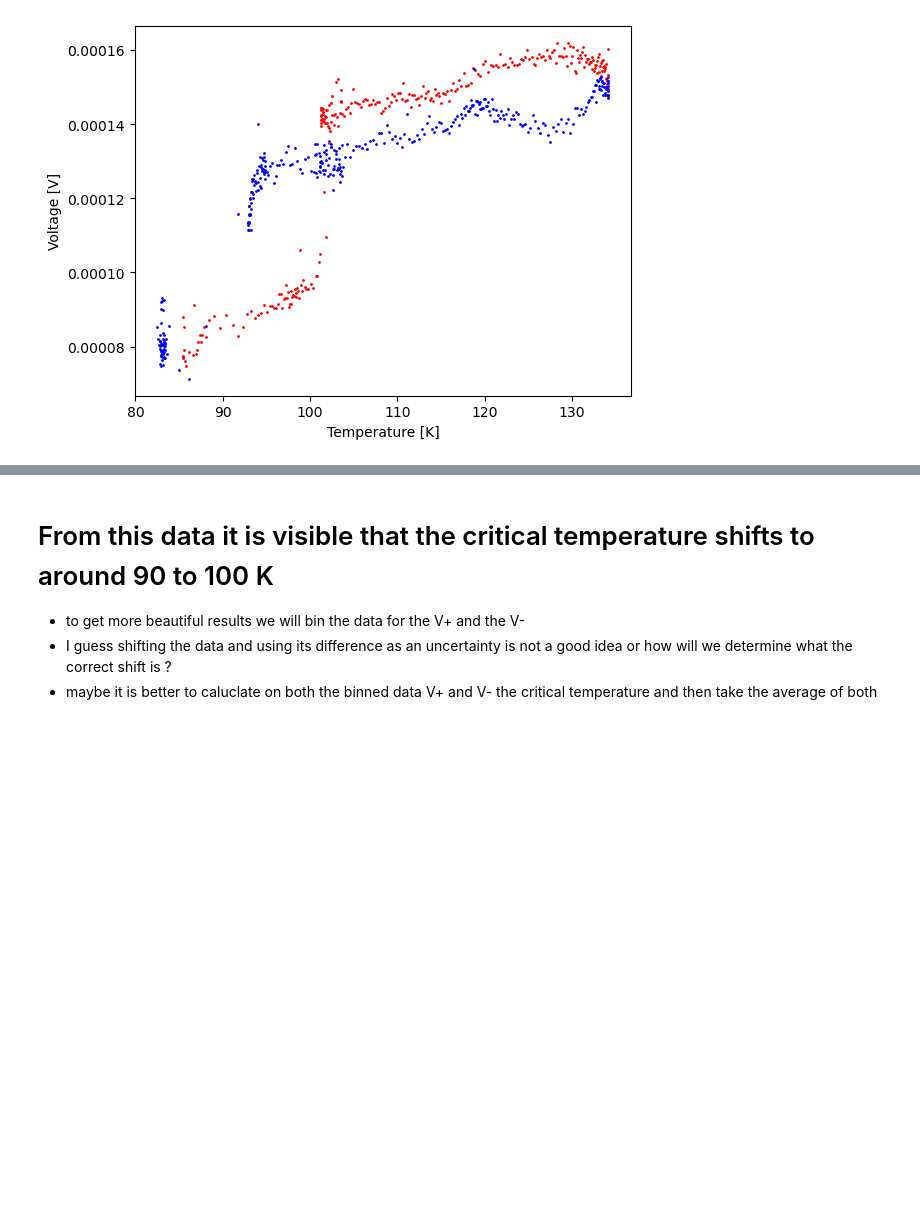
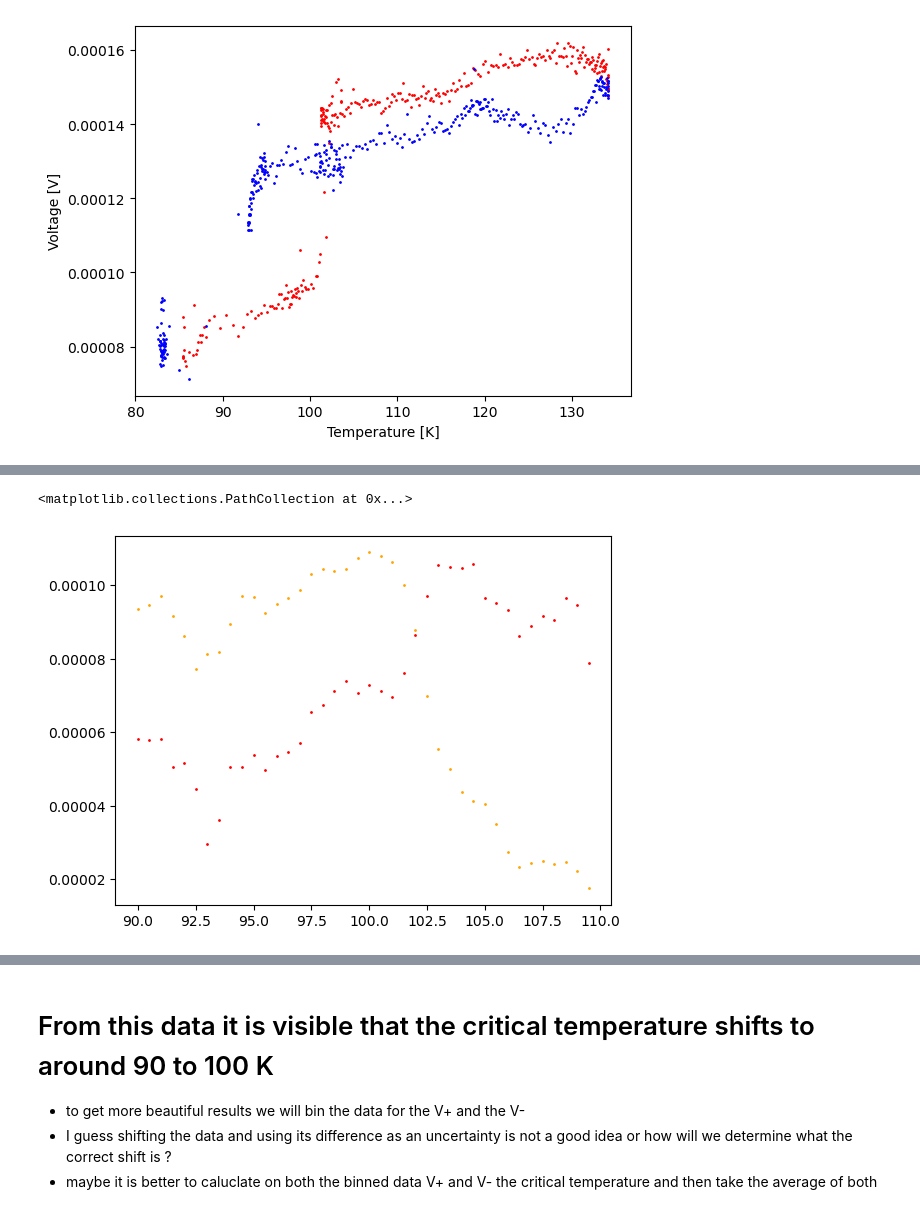
Before and after one commit to JanZur/Solid_state_physics_lab, a Jupyter notebook: solidstates_lab.ipynb, the cells around one changed output, grey strips where cells are left out. Drawn from its saved outputs; the diff is of its cells as text; code cells hidden in the pictures; blank space fills up the shorter version.

```diff
--- a/solidstates_lab.ipynb
+++ b/solidstates_lab.ipynb
@@ -298,0 +341,33 @@ plt.show()
+# %%
+#bin the data of measurement 01
+#bin the data into bins of size 1 degree
+def bin_data(lowest_temperature, highest_temperature,data, bin_size, column) :
+    binned_data = []
+    for i in np.arange(lowest_temperature, highest_temperature, bin_size) :
+        #get the data for that bin
+        data_bin = data[(data[:,5] > i) & (data[:,5] < i + 1)]
+        #get the mean of the data
+        mean = np.mean(data_bin[:,column])
+        binned_data.append(mean)
+    return binned_data
+
+
+
+
+
+bin_size = 0.5
+vplus = 2
+vminus = 4
+lowest_temperature = 90
+highest_temperature = 110
+
+
+heating_data_01_binned_Vminus = bin_data(lowest_temperature,highest_temperature, heating_data_01, bin_size, vminus)
+heating_data_01_binned_Vplus = bin_data(lowest_temperature, highest_temperature, heating_data_01, bin_size, vplus)
+plt.scatter(np.arange(lowest_temperature, highest_temperature, bin_size), heating_data_01_binned_Vplus, s = 1, color =
+'red')
+plt.scatter(np.arange(lowest_temperature, highest_temperature, bin_size), heating_data_01_binned_Vminus, s = 1, color =
+'orange')
+# %% [output]
+<matplotlib.collections.PathCollection at 0x...>
+[figure, added]
```
Also changed, not shown: parts of 12 cells of this notebook, 2 other files.
